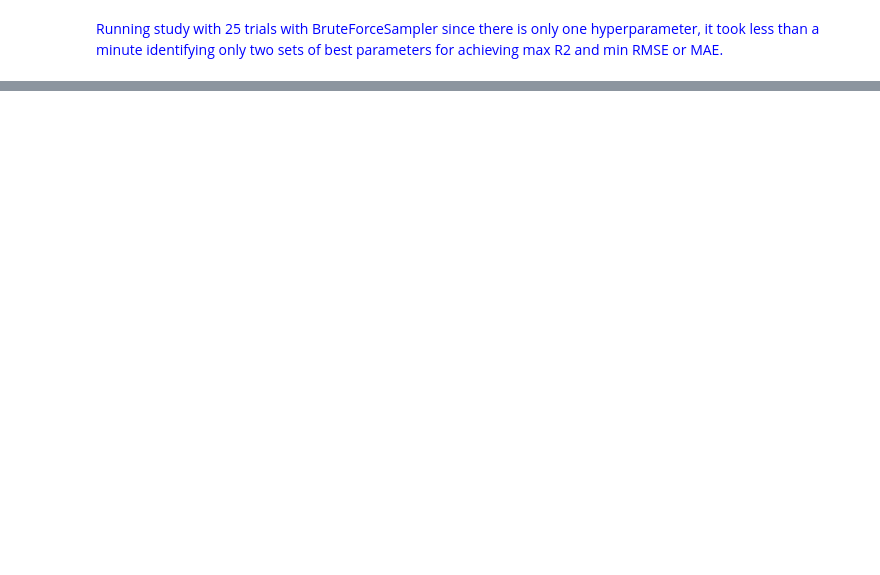
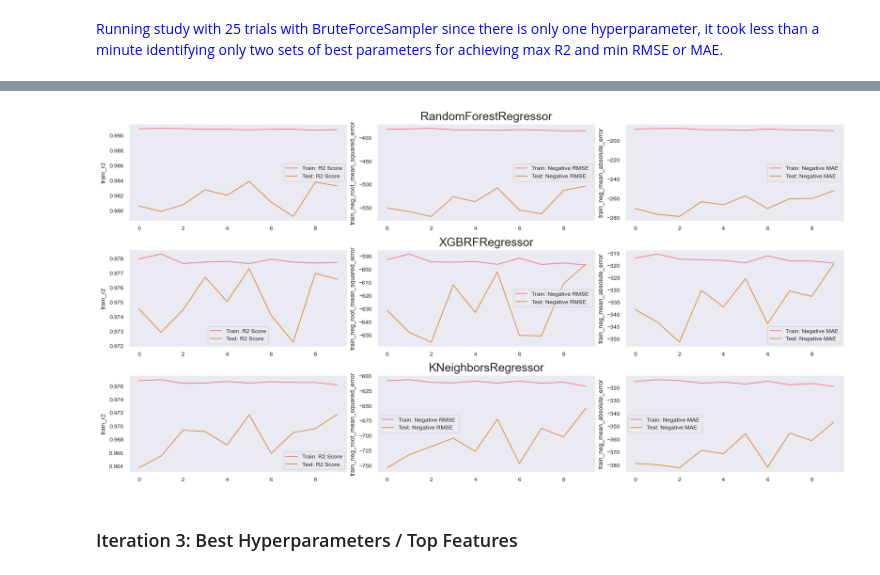
Before and after one commit to TeslimAdeyanju/4-Portfolio-SDS-CP023-diamond-price-predictor, a Jupyter notebook: submissions-team/reema-raghava/data-analysis.ipynb, the cells around one changed output, grey strips where cells are left out. Drawn from its saved outputs; the diff is of its cells as text; code cells hidden in the pictures; blank space fills up the shorter version.

Commit message:
Completed Final model

```diff
--- a/submissions-team/reema-raghava/data-analysis.ipynb
+++ b/submissions-team/reema-raghava/data-analysis.ipynb
@@ -980,3 +1068,30 @@ Number of trials on the Pareto front: 3
 | 6 | KNeighborsRegressor | 13 | 0.964624 | 742.550388 | 380.925301 | {'n_neighbors': 7} |
 | 7 | KNeighborsRegressor | 13 | 0.964624 | 742.550388 | 380.925301 | {'n_neighbors': 7} |
 | 8 | KNeighborsRegressor | 19 | 0.964322 | 745.704556 | 380.627395 | {'n_neighbors': 9} |
+# %%
+best_params_xgbrf = best_hyperparam_scores.loc[
+    best_hyperparam_scores['Model'] == 'XGBRFRegressor', 'Params'
+].drop_duplicates().iloc[0]
+
+xgbrf_regressor = XGBRFRegressor(**best_params_xgbrf, random_state=0)
+
+best_params_rf = best_hyperparam_scores.loc[
+    best_hyperparam_scores['Model'] == 'RandomForestRegressor', 'Params'
+].drop_duplicates().iloc[0]
+
+rf_regressor = RandomForestRegressor(**best_params_rf, random_state=0)
+
+best_params_knn = best_hyperparam_scores.loc[
+    best_hyperparam_scores['Model'] == 'KNeighborsRegressor', 'Params'
+].drop_duplicates().iloc[0]
+
+knn_regressor = KNeighborsRegressor(**best_params_knn)
+# %%
+# Rebuild the dictionary
+models = {
+    'RandomForestRegressor': rf_regressor,
+    'XGBRFRegressor': xgbrf_regressor,
+    'KNeighborsRegressor': knn_regressor
+}
+
+models
@@ -982,0 +1114,5 @@ Number of trials on the Pareto front: 3
+# %%
+# iteration = 2 # Second iteration with best hyperparameters and all features
+cv_results, model_feature_imp = train_models(models, X, y, cv_results, model_feature_imp, iter = 2)
+
+cv_results
@@ -982,0 +1146,6 @@ Number of trials on the Pareto front: 3
+# %%
+plot_evaluation_metrics(models_list, cv_results, iter=2)
+# %% [output]
+[figure, added]
+# %% [markdown]
+### Iteration 3: Best Hyperparameters / Top Features
```
Also changed, not shown: parts of 60 cells of this notebook, 1 other file.
